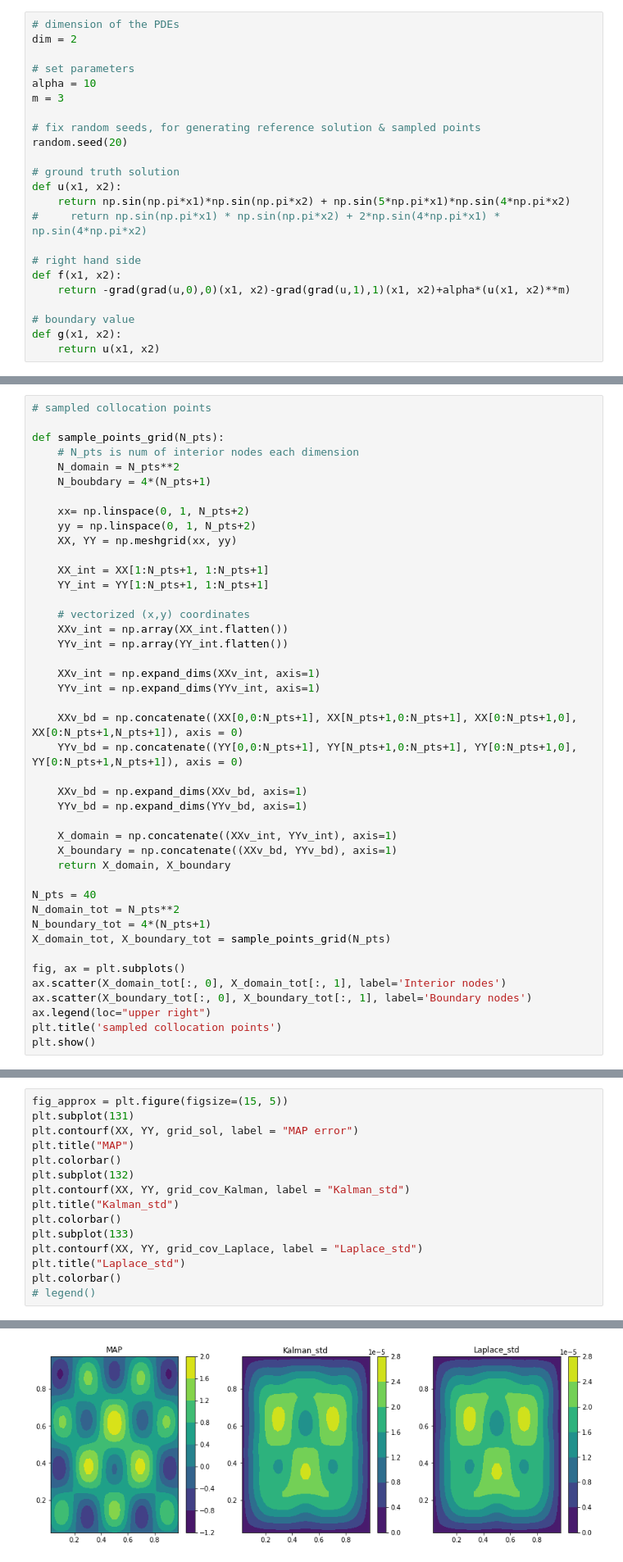
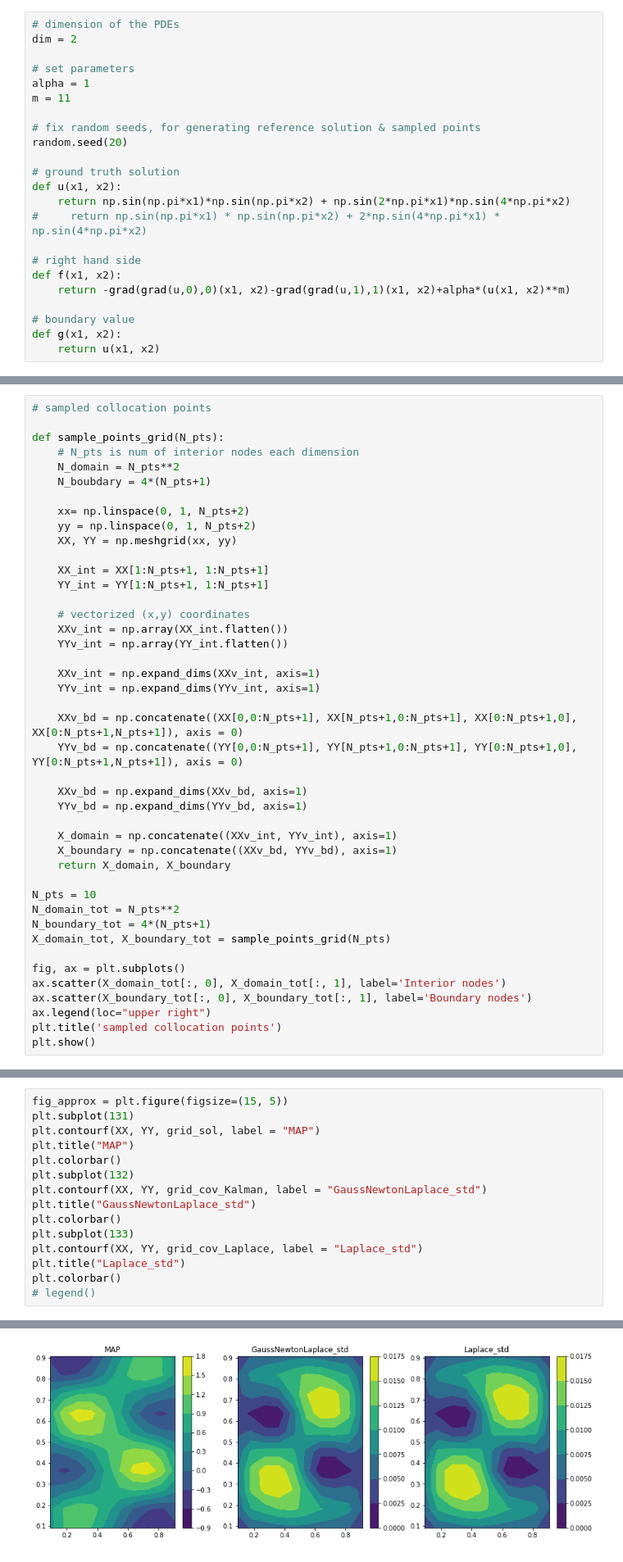
Before and after one commit to yifanc96/GaussianProcessPDEs, a Jupyter notebook: UncertaintyQuantification/python_UQ_2Delliptic.ipynb, the cells around one changed output, grey strips where cells are left out. Shown at 82% size. Saved outputs shown, nothing was run; the diff lists cells and outputs as text.

```diff
--- a/UncertaintyQuantification/python_UQ_2Delliptic.ipynb
+++ b/UncertaintyQuantification/python_UQ_2Delliptic.ipynb
@@ -24,15 +24,15 @@ There are two parameters: $\alpha$ and $m$ controlling the nonlinearity of this
 dim = 2
 
 # set parameters
-alpha = 10
-m = 3
+alpha = 1
+m = 11
 
 # fix random seeds, for generating reference solution & sampled points
 random.seed(20)
 
 # ground truth solution
 def u(x1, x2):
-    return np.sin(np.pi*x1)*np.sin(np.pi*x2) + np.sin(5*np.pi*x1)*np.sin(4*np.pi*x2)
+    return np.sin(np.pi*x1)*np.sin(np.pi*x2) + np.sin(2*np.pi*x1)*np.sin(4*np.pi*x2)
 #     return np.sin(np.pi*x1) * np.sin(np.pi*x2) + 2*np.sin(4*np.pi*x1) * np.sin(4*np.pi*x2)
 
 # right hand side
@@ -126,7 +126,7 @@ def sample_points_grid(N_pts):
     X_boundary = np.concatenate((XXv_bd, YYv_bd), axis=1)
     return X_domain, X_boundary
 
-N_pts = 40
+N_pts = 10
 N_domain_tot = N_pts**2
 N_boundary_tot = 4*(N_pts+1)
 X_domain_tot, X_boundary_tot = sample_points_grid(N_pts)
@@ -343,18 +346,18 @@ grid_truth = np.reshape(sol_truth, (N_pts, N_pts))
 # %%
 fig_approx = plt.figure(figsize=(15, 5))
 plt.subplot(131)
-plt.contourf(XX, YY, grid_sol, label = "MAP error")
+plt.contourf(XX, YY, grid_sol, label = "MAP")
 plt.title("MAP")
 plt.colorbar()
 plt.subplot(132)
-plt.contourf(XX, YY, grid_cov_Kalman, label = "Kalman_std")
-plt.title("Kalman_std")
+plt.contourf(XX, YY, grid_cov_Kalman, label = "GaussNewtonLaplace_std")
+plt.title("GaussNewtonLaplace_std")
 plt.colorbar()
 plt.subplot(133)
 plt.contourf(XX, YY, grid_cov_Laplace, label = "Laplace_std")
 plt.title("Laplace_std")
 plt.colorbar()
 # legend()
 # %% [output]
 <matplotlib.colorbar.Colorbar at 0x...>
-[figure, old version]
+[figure, new version]
```
Also changed, not shown: parts of 7 cells of this notebook.
